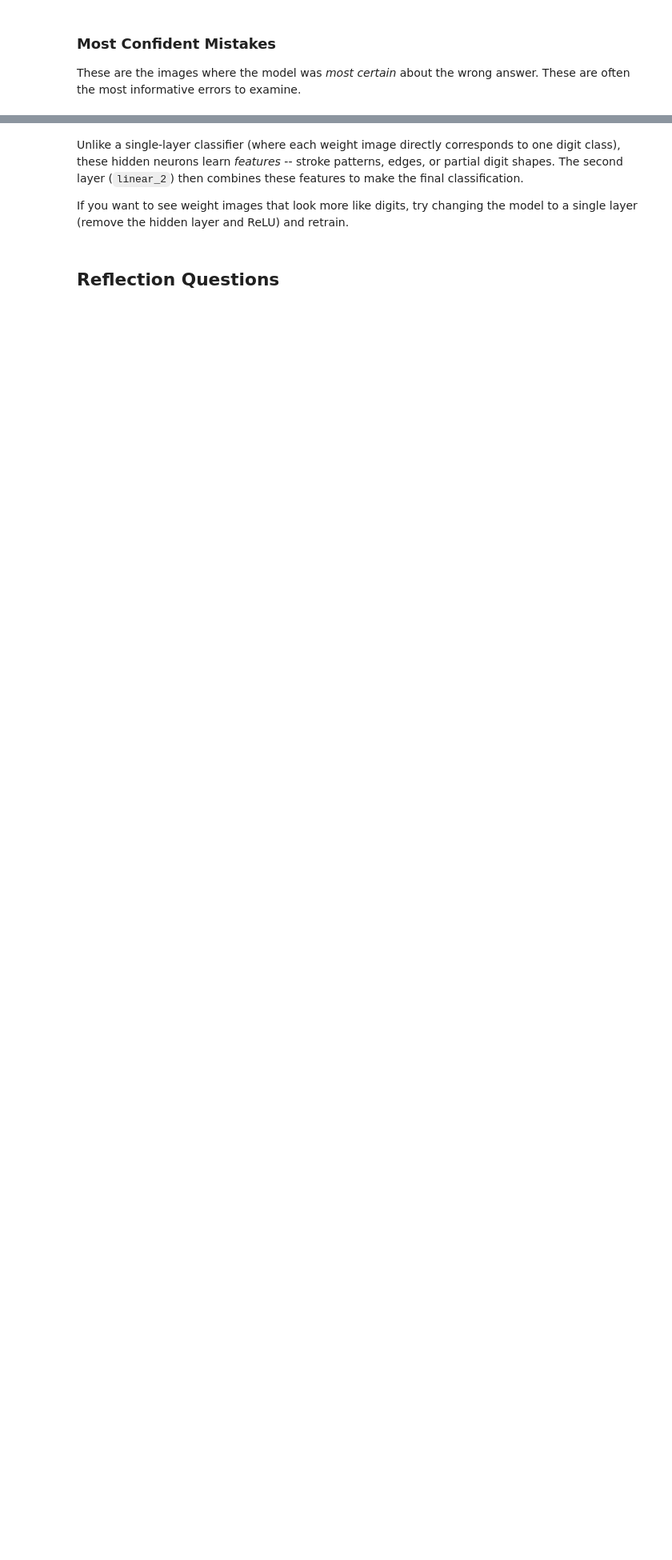
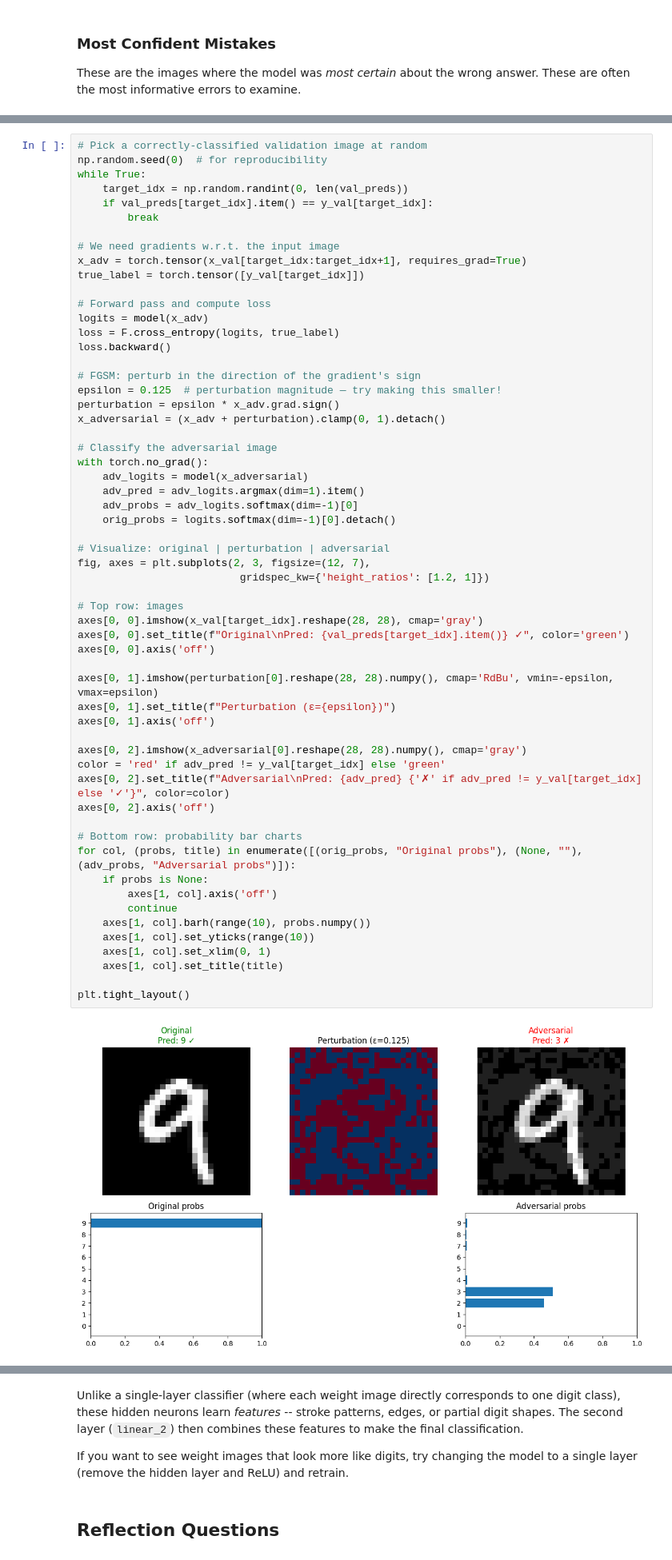
Before and after one commit to Calvin-Data-Science/cs375-376-public, a Jupyter notebook: notebooks/u06n1-mnist-torch.ipynb, the cells around one changed output, grey strips where cells are left out. Shown at 80% size. Saved outputs shown, nothing was run; the diff lists cells and outputs as text; blank space fills up the shorter version.

```diff
--- a/notebooks/u06n1-mnist-torch.ipynb
+++ b/notebooks/u06n1-mnist-torch.ipynb
@@ -338,0 +343,60 @@ else:
+# %%
+# Pick a correctly-classified validation image at random
+np.random.seed(0)  # for reproducibility
+while True:
+    target_idx = np.random.randint(0, len(val_preds))
+    if val_preds[target_idx].item() == y_val[target_idx]:
+        break
+
+# We need gradients w.r.t. the input image
+x_adv = torch.tensor(x_val[target_idx:target_idx+1], requires_grad=True)
+true_label = torch.tensor([y_val[target_idx]])
+
+# Forward pass and compute loss
+logits = model(x_adv)
+loss = F.cross_entropy(logits, true_label)
+loss.backward()
+
+# FGSM: perturb in the direction of the gradient's sign
+epsilon = 0.125  # perturbation magnitude — try making this smaller!
+perturbation = epsilon * x_adv.grad.sign()
+x_adversarial = (x_adv + perturbation).clamp(0, 1).detach()
+
+# Classify the adversarial image
+with torch.no_grad():
+    adv_logits = model(x_adversarial)
+    adv_pred = adv_logits.argmax(dim=1).item()
+    adv_probs = adv_logits.softmax(dim=-1)[0]
+    orig_probs = logits.softmax(dim=-1)[0].detach()
+
+# Visualize: original | perturbation | adversarial
+fig, axes = plt.subplots(2, 3, figsize=(12, 7),
+                          gridspec_kw={'height_ratios': [1.2, 1]})
+
+# Top row: images
+axes[0, 0].imshow(x_val[target_idx].reshape(28, 28), cmap='gray')
+axes[0, 0].set_title(f"Original\nPred: {val_preds[target_idx].item()} ✓", color='green')
+axes[0, 0].axis('off')
+
+axes[0, 1].imshow(perturbation[0].reshape(28, 28).numpy(), cmap='RdBu', vmin=-epsilon, vmax=epsilon)
+axes[0, 1].set_title(f"Perturbation (ε={epsilon})")
+axes[0, 1].axis('off')
+
+axes[0, 2].imshow(x_adversarial[0].reshape(28, 28).numpy(), cmap='gray')
+color = 'red' if adv_pred != y_val[target_idx] else 'green'
+axes[0, 2].set_title(f"Adversarial\nPred: {adv_pred} {'✗' if adv_pred != y_val[target_idx] else '✓'}", color=color)
+axes[0, 2].axis('off')
+
+# Bottom row: probability bar charts
+for col, (probs, title) in enumerate([(orig_probs, "Original probs"), (None, ""), (adv_probs, "Adversarial probs")]):
+    if probs is None:
+        axes[1, col].axis('off')
+        continue
+    axes[1, col].barh(range(10), probs.numpy())
+    axes[1, col].set_yticks(range(10))
+    axes[1, col].set_xlim(0, 1)
+    axes[1, col].set_title(title)
+
+plt.tight_layout()
+# %% [output]
+[figure, added]
```
Also changed, not shown: parts of 7 cells of this notebook, 2 other files.
